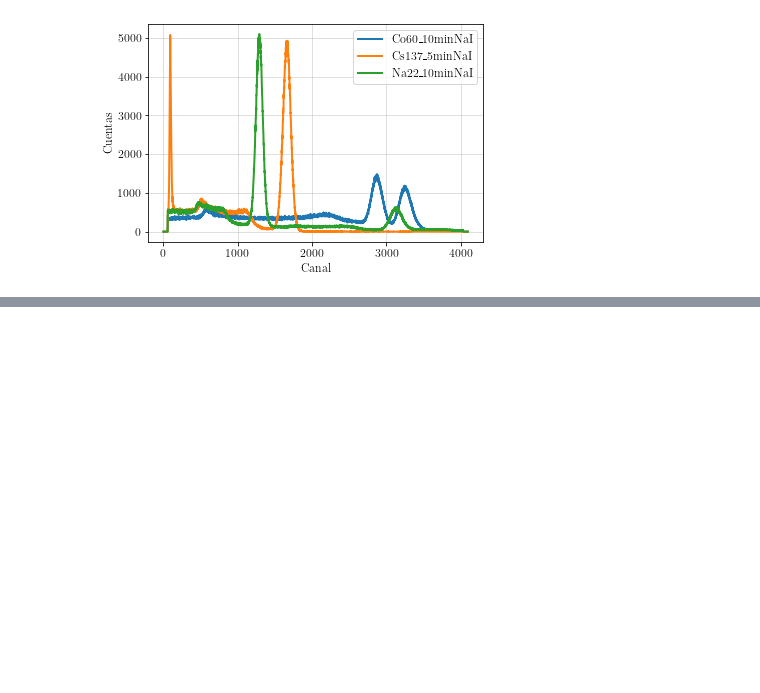
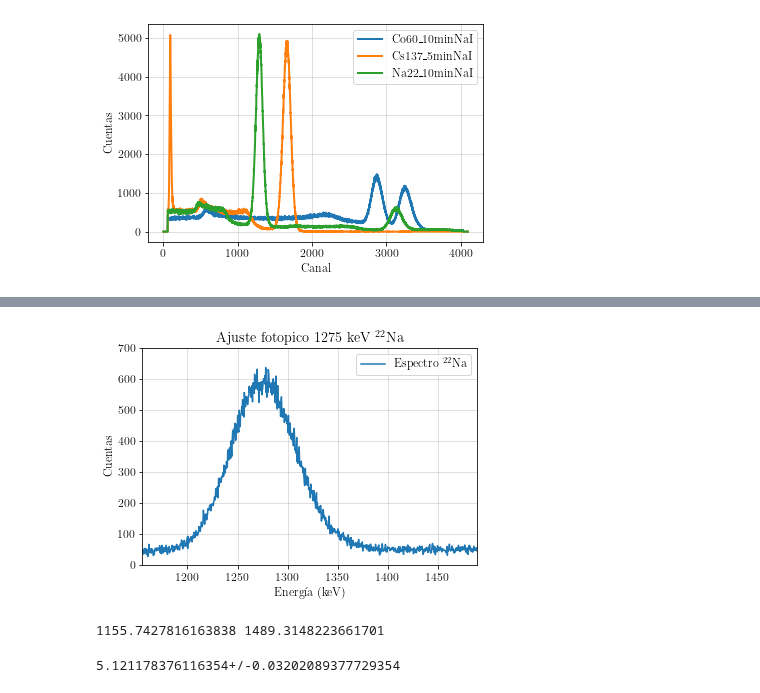
Before and after one commit to juan3ltran/Instrumentacion_Nuclear, a Jupyter notebook: Practica1/Na22.ipynb, the cells around one changed output, grey strips where cells are left out. Saved outputs shown, nothing was run; the diff lists cells and outputs as text; code cells hidden in the pictures; blank space fills up the shorter version.

```diff
--- a/Practica1/Na22.ipynb
+++ b/Practica1/Na22.ipynb
@@ -151,0 +202,21 @@ mu2:  3132.7049221931147
+# %%
+#Espectro con calibracion de energias 1275 keV
+plt.plot(Ecanales,y_I_array, label=r'Espectro $^{22}$Na')
+plt.xlabel(r'Energía (keV)')
+plt.ylabel(r'Cuentas')
+plt.title(r'Ajuste fotopico 1275 keV $^{22}$Na')
+plt.xlim(1155,1489) #Cambiar xlim por el equivalente en keV #print(E(2840,*argsE),E(3650,*argsE) )
+plt.ylim(0,700)
+plt.grid(which='both',alpha=0.5)
+plt.legend(loc=0,title=r"")
+# plt.savefig('fotopicoNa1275.png', dpi=300)
+plt.show()
+# %% [output]
+[figure, added]
+1155.7427816163838 1489.3148223661701
+# %%
+#Rexp = I511 / I1275 (incertidumbre)
+
+Rexp = area511/area1275
+# %% [output]
+5.121178376116354+/-0.03202089377729354
```
Also changed, not shown: parts of 7 cells of this notebook, 1 other file.
